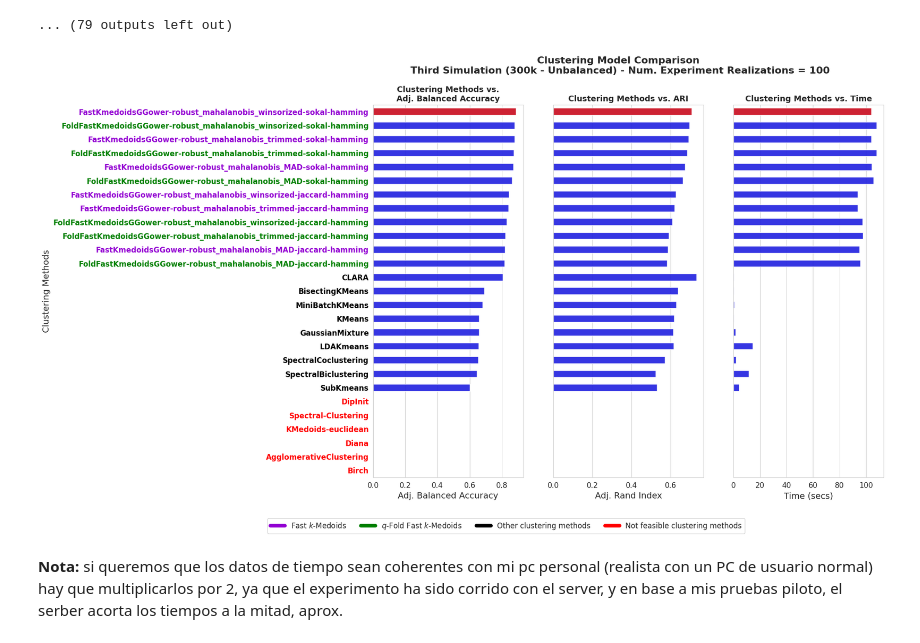
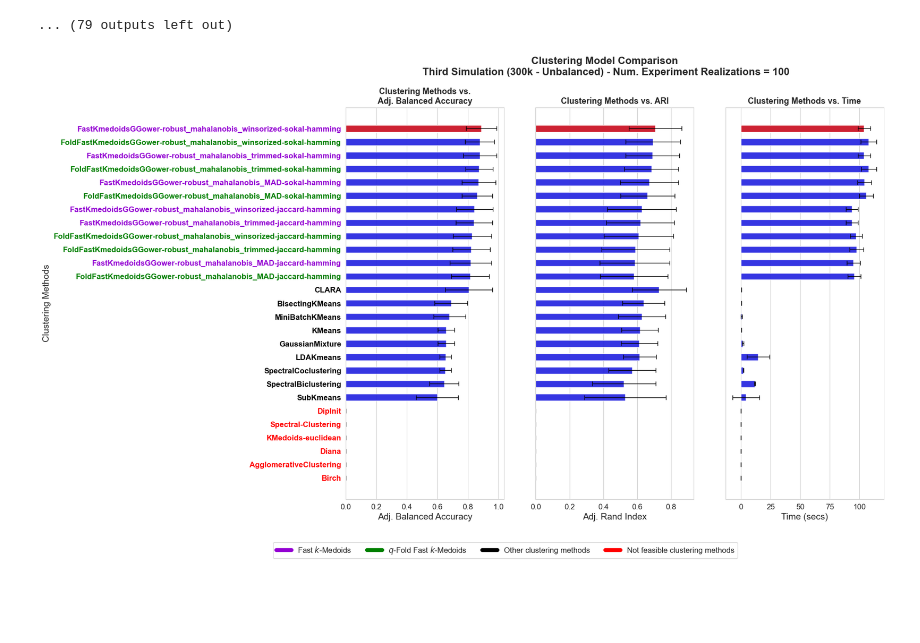
Before and after one commit to FabioScielzoOrtiz/db-robust-clust-paper-code, a Jupyter notebook: experiments/simulations/experiments_simulation_7.ipynb, the cells around one changed output. Drawn from its saved outputs; the diff is of its cells as text; code cells hidden in the pictures; blank space fills up the shorter version.

Commit message:
experiment 4 plots updated for simulation 7

```diff
--- a/experiments/simulations/experiments_simulation_7.ipynb
+++ b/experiments/simulations/experiments_simulation_7.ipynb
@@ -1024,6 +1024,10 @@ avg_results = get_avg_results(
     pivoted_results=pivoted_results,
     iterable=model_names
 )
+# %%
+avg_results['std_adj_acc'] = {k: np.std(pivoted_results['adj_accuracy'][k]) for k in model_names}
+avg_results['std_ARI'] = {k: np.std(pivoted_results['ARI'][k]) for k in model_names}
+avg_results['std_time'] = {k: np.std(pivoted_results['time'][k]) for k in model_names}
 # %%
 not_feasible_methods = ['DipInit', 'Spectral-Clustering', 'KMedoids-euclidean', 'Diana', 'AgglomerativeClustering', 'Birch'] # based on previous (TFM) experiments
 
@@ -1033,11 +1037,17 @@ for model_name in not_feasible_methods:
     avg_results['adj_accuracy'][model_name] = 0
     avg_results['ARI'][model_name] = 0
     avg_results['time'][model_name] = 0
+    avg_results['std_adj_acc'][model_name] = 0
+    avg_results['std_ARI'][model_name] = 0
+    avg_results['std_time'][model_name] = 0
 
 model_names = np.array(list(avg_results['adj_accuracy'].keys()))
 avg_adj_accuracy = np.array(list(avg_results['adj_accuracy'].values()))
 avg_ari = np.array(list(avg_results['ARI'].values()))
 avg_time = np.array(list(avg_results['time'].values()))
+std_adj_acc = np.array(list(avg_results['std_adj_acc'].values()))
+std_ari = np.array(list(avg_results['std_ARI'].values()))
+std_time = np.array(list(avg_results['std_time'].values()))
 idx_sorted = np.argsort(-avg_adj_accuracy)
 #idx_sorted = np.argsort(-avg_ari)
 
@@ -1056,6 +1066,40 @@ ax = sns.barplot(x=[avg_ari[idx_sorted[0]]], y=[model_names[idx_sorted[0]]], col
 
 ax = sns.barplot(x=avg_time[idx_sorted], y=model_names[idx_sorted], color='blue', width=0.5, alpha=0.9, ax=axes[2])
 ax = sns.barplot(x=[avg_time[idx_sorted[0]]], y=[model_names[idx_sorted[0]]], color='red', width=0.5, alpha=0.9, ax=axes[2])
+
+# Añadir barras de error manualmente
+axes[0].errorbar(
+    x=avg_adj_accuracy[idx_sorted],
+    y=np.arange(len(model_names[idx_sorted])),
+    xerr=std_adj_acc[idx_sorted],
+    fmt='none',                # no dibuja puntos extra
+    ecolor='black',            # color de las líneas de error
+    elinewidth=1,            # grosor de las líneas
+    capsize=3.5,                 # tamaño de los topes
+    alpha=1
+)
+
+axes[1].errorbar(
+    x=avg_ari[idx_sorted],
+    y=np.arange(len(model_names[idx_sorted])),
+    xerr=std_ari[idx_sorted],
+    fmt='none',                # no dibuja puntos extra
+    ecolor='black',            # color de las líneas de error
+    elinewidth=1,            # grosor de las líneas
+    capsize=3.5,                 # tamaño de los topes
+    alpha=1
+)
+
+axes[2].errorbar(
+    x=avg_time[idx_sorted],
+    y=np.arange(len(model_names[idx_sorted])),
+    xerr=std_time[idx_sorted],
+    fmt='none',                # no dibuja puntos extra
+    ecolor='black',            # color de las líneas de error
+    elinewidth=1,            # grosor de las líneas
+    capsize=3.5,                 # tamaño de los topes
+    alpha=1
+)
 
 axes[0].set_ylabel('Clustering Methods', size=14)
 axes[0].set_xlabel('Adj. Balanced Accuracy', size=14)
@@ -1081,37 +1125,35 @@ for label in axes[0].get_yticklabels():
         label.set_weight('bold')
         label.set_color('darkviolet')
     elif label.get_text() in our_methods_2:
         label.set_weight('bold')
         label.set_color('green')
     elif label.get_text() in other_methods:
         label.set_weight('bold')
         label.set_color('black')
     elif label.get_text() in not_feasible_methods:
         label.set_weight('bold')
         label.set_color('red')
 
 # Create legend elements
 legend_elements = [
     plt.Line2D([0], [0], color='darkviolet', lw=6, label='Fast $k$-Medoids'),
     plt.Line2D([0], [0], color='green', lw=6, label='$q$-Fold Fast $k$-Medoids'),
     plt.Line2D([0], [0], color='black', lw=6, label='Other clustering methods'),
     plt.Line2D([0], [0], color='red', lw=6, label='Not feasible clustering methods')
 ]
 
 # Add legend to the figure
 axes[0].legend(handles=legend_elements, loc='upper right', bbox_to_anchor=(2.5, -0.1), ncol=len(legend_elements), fontsize=12)
 
 fig.suptitle("Clustering Model Comparison \nThird Simulation (300k - Unbalanced) - Num. Experiment Realizations = 100", fontsize=16, fontweight='bold', y=0.98)
 
-plot_filename = f'plot_results_exp_4_simu_4_{file_id}_acc.png'
+plot_filename = f'plot_results_exp_4_simu_7_{file_id}_acc.png'
 plot_save_path = os.path.join(results_folder_path, plot_filename)
 fig.savefig(plot_save_path, format='png', dpi=300, bbox_inches="tight", pad_inches=0.2)
 
 plt.show()
 # %% [output]
-[figure, old version]
+[figure, new version]
-# %% [markdown]
-**Nota:** si queremos que los datos de tiempo sean coherentes con mi pc personal (realista con un PC de  usuario normal) hay que multiplicarlos por 2, ya que el experimento ha sido corrido con el server, y en base a mis pruebas piloto, el serber acorta los tiempos a la mitad, aprox.
 # %%
 # Results as table
 avg_results_df = pd.DataFrame(avg_results)
```
Also changed, not shown: parts of 5 cells of this notebook.
